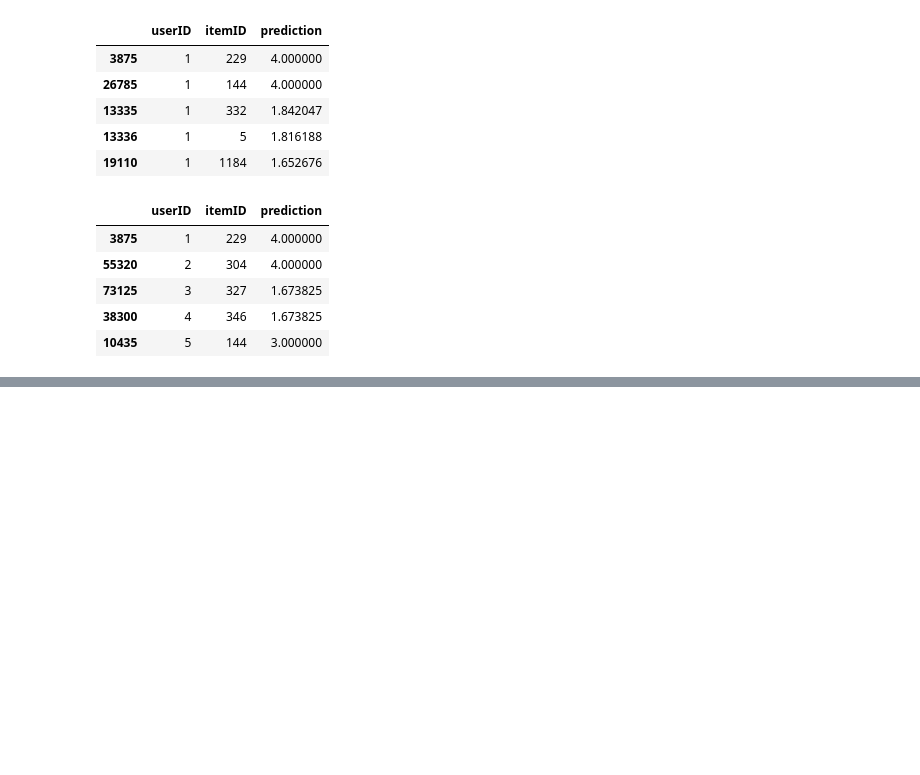
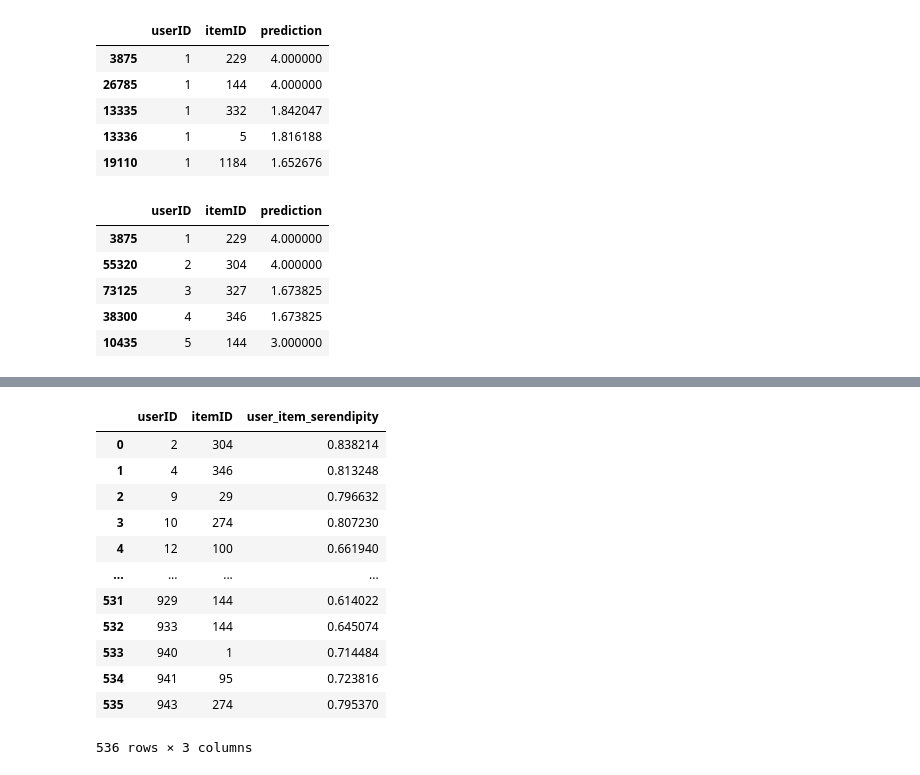
Before and after one commit to PUT-RecSys-Research/qpera-thesis, a Jupyter notebook: notebooks/CBF.ipynb, the cells around one changed output, grey strips where cells are left out. Drawn from its saved outputs; the diff is of its cells as text; code cells hidden in the pictures; blank space fills up the shorter version.

```diff
--- a/notebooks/CBF.ipynb
+++ b/notebooks/CBF.ipynb
@@ -197,3 +197,8 @@ top.head()
 | 73125 | 3 | 327 | 1.673825 |
 | 38300 | 4 | 346 | 1.673825 |
 | 10435 | 5 | 144 | 3.000000 |
+# %%
+filtered_top = top.merge(train, on=["userID", "itemID"], how="left", indicator=True)
+filtered_top = filtered_top[filtered_top["_merge"] == "left_only"].drop(columns=["_merge"])
+filtered_top = filtered_top[["userID", "itemID", "prediction"]]
+filtered_top.head()
@@ -229,10 +241,10 @@ eval_recall = recall_at_k(*args1, **kwargs1)
 eval_mae = mae(test, top_k)
 eval_rmse = rmse(test, top_k)
 # %%
-# eval_novelty = novelty(train, top)
-# eval_historical_item_novelty = historical_item_novelty(train, top)
-# eval_user_item_serendipity = user_item_serendipity(train, top)
-# eval_user_serendipity = user_serendipity(train, top)
-# eval_serendipity = serendipity(train, top)
-# eval_catalog_coverage = catalog_coverage(train, top)
-# eval_distributional_coverage = distributional_coverage(train, top)
+eval_novelty = novelty(train, filtered_top)
+eval_historical_item_novelty = historical_item_novelty(train, filtered_top)
+eval_user_item_serendipity = user_item_serendipity(train, filtered_top)
+eval_user_serendipity = user_serendipity(train, filtered_top)
+eval_serendipity = serendipity(train, filtered_top)
+eval_catalog_coverage = catalog_coverage(train, filtered_top)
+eval_distributional_coverage = distributional_coverage(train, filtered_top)
@@ -265,0 +311,16 @@ NDCG:   0.149523
+# %%
+eval_user_item_serendipity
+# %% [output]
+|  | userID | itemID | user_item_serendipity |
+| 0 | 2 | 304 | 0.838214 |
+| 1 | 4 | 346 | 0.813248 |
+| 2 | 9 | 29 | 0.796632 |
+| 3 | 10 | 274 | 0.807230 |
+| 4 | 12 | 100 | 0.661940 |
+| ... | ... | ... | ... |
+| 531 | 929 | 144 | 0.614022 |
+| 532 | 933 | 144 | 0.645074 |
+| 533 | 940 | 1 | 0.714484 |
+| 534 | 941 | 95 | 0.723816 |
+| 535 | 943 | 274 | 0.795370 |
+536 rows × 3 columns
```
Also changed, not shown: parts of 10 cells of this notebook.
